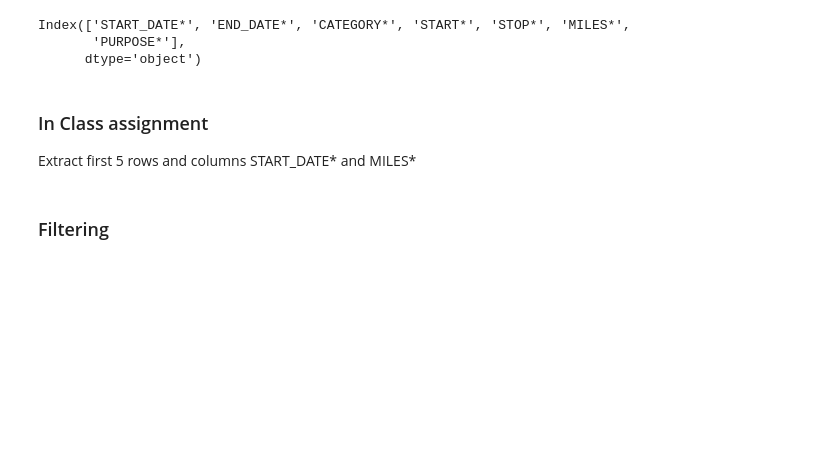
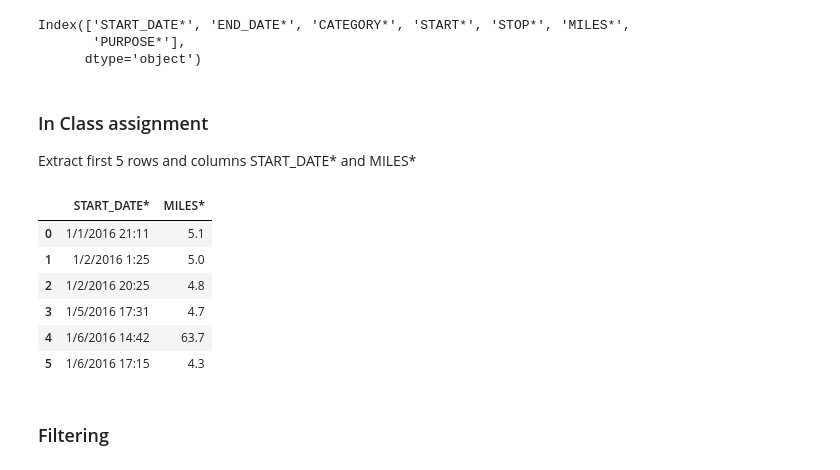
Before and after one commit to Army-man-gif/Courses, a Jupyter notebook: Course 1/Work/python_overview (1).ipynb, the cells around one changed output. Drawn from its saved outputs; the diff is of its cells as text; code cells hidden in the pictures; blank space fills up the shorter version.

```diff
--- a/Course 1/Work/python_overview (1).ipynb
+++ b/Course 1/Work/python_overview (1).ipynb
@@ -511,6 +511,16 @@ Index(['START_DATE*', 'END_DATE*', 'CATEGORY*', 'START*', 'STOP*', 'MILES*',
 ### In Class assignment
 
 Extract first 5 rows and columns START_DATE* and MILES*
+# %%
+df.loc[0:5,["START_DATE*","MILES*"]]
+# %% [output]
+|  | START_DATE* | MILES* |
+| 0 | 1/1/2016 21:11 | 5.1 |
+| 1 | 1/2/2016 1:25 | 5.0 |
+| 2 | 1/2/2016 20:25 | 4.8 |
+| 3 | 1/5/2016 17:31 | 4.7 |
+| 4 | 1/6/2016 14:42 | 63.7 |
+| 5 | 1/6/2016 17:15 | 4.3 |
 # %% [markdown]
 ### Filtering
 # %%
```
